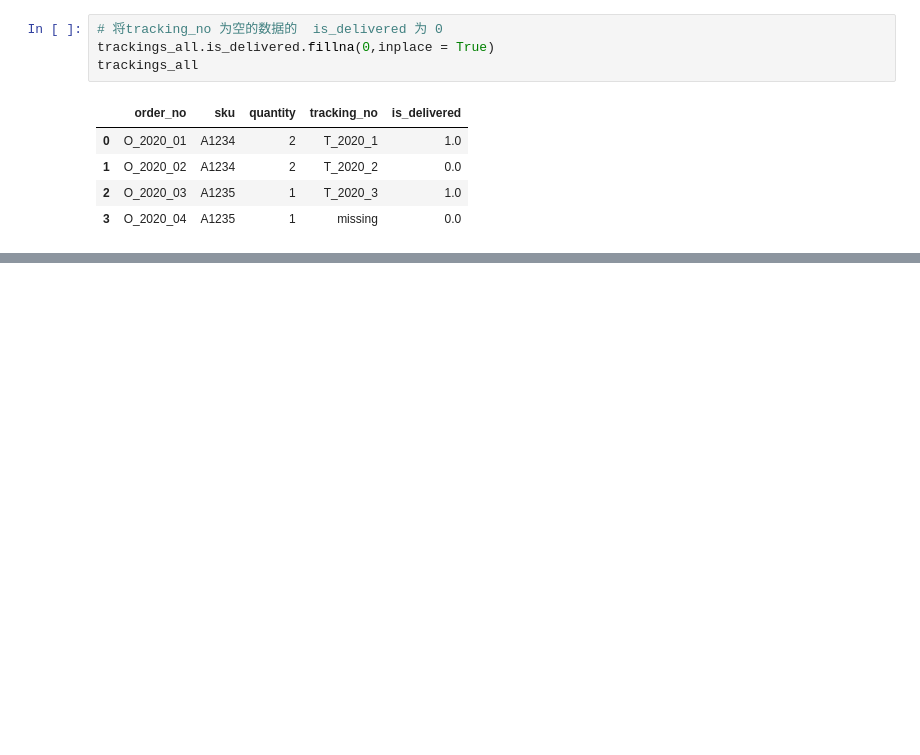
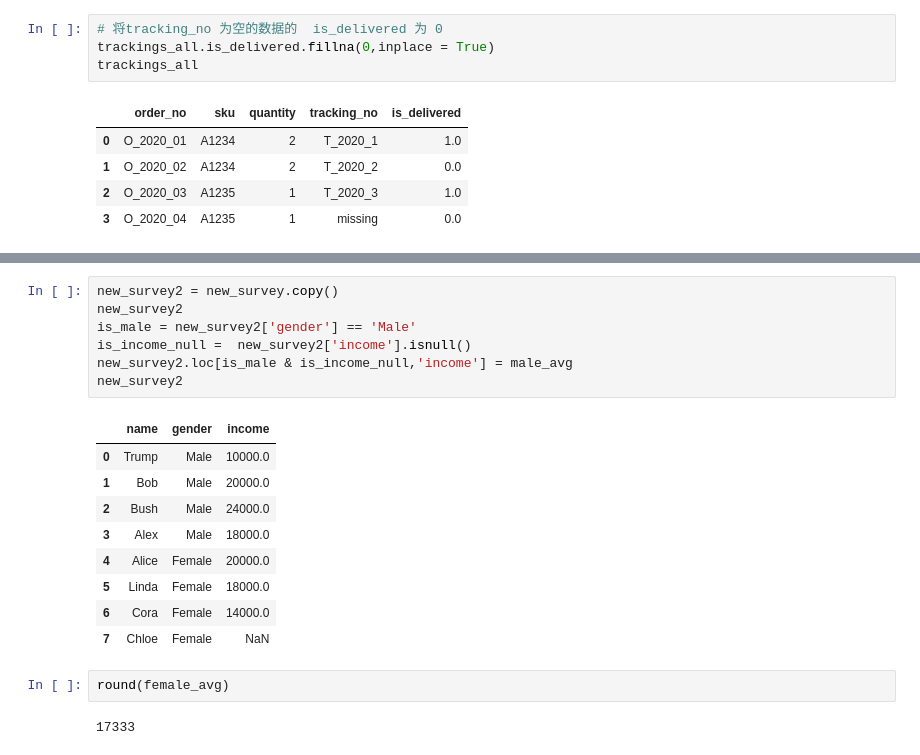
Before and after one commit to liuhui998/pe2, a Jupyter notebook: 05-missing/answer-questions.ipynb, the cells around one changed output, grey strips where cells are left out. Saved outputs shown, nothing was run; the diff lists cells and outputs as text; blank space fills up the shorter version.

```diff
--- a/05-missing/answer-questions.ipynb
+++ b/05-missing/answer-questions.ipynb
@@ -101,0 +412,21 @@ trackings_all
+# %%
+new_survey2 = new_survey.copy()
+new_survey2
+is_male = new_survey2['gender'] == 'Male'
+is_income_null =  new_survey2['income'].isnull()
+new_survey2.loc[is_male & is_income_null,'income'] = male_avg
+new_survey2
+# %% [output]
+|  | name | gender | income |
+| 0 | Trump | Male | 10000.0 |
+| 1 | Bob | Male | 20000.0 |
+| 2 | Bush | Male | 24000.0 |
+| 3 | Alex | Male | 18000.0 |
+| 4 | Alice | Female | 20000.0 |
+| 5 | Linda | Female | 18000.0 |
+| 6 | Cora | Female | 14000.0 |
+| 7 | Chloe | Female | NaN |
+# %%
+round(female_avg)
+# %% [output]
+17333
```
Also changed, not shown: parts of 34 cells of this notebook, 4 other files.
